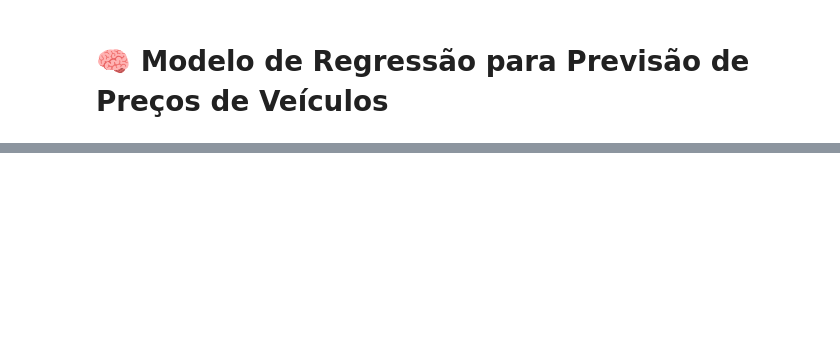
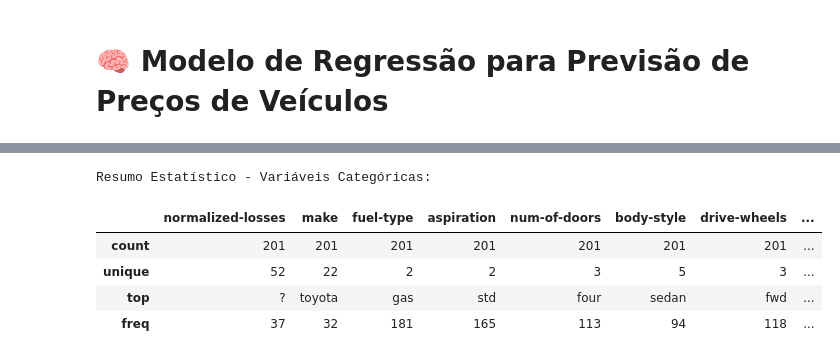
Before and after one commit to reynancs/car_price_prediction, a Jupyter notebook: notebooks/1.0-rc-data-understading.ipynb, the cells around one changed output, grey strips where cells are left out. Saved outputs shown, nothing was run; the diff lists cells and outputs as text; code cells hidden in the pictures; blank space fills up the shorter version.

```diff
--- a/notebooks/1.0-rc-data-understading.ipynb
+++ b/notebooks/1.0-rc-data-understading.ipynb
@@ -335,0 +155,10 @@ df.describe()
+# %%
+print("Resumo Estatístico - Variáveis Categóricas:")
+df.describe(include=['object'])
+# %% [output]
+Resumo Estatístico - Variáveis Categóricas:
+|  | normalized-losses | make | fuel-type | aspiration | num-of-doors | body-style | drive-wheels | ... |
+| count | 201 | 201 | 201 | 201 | 201 | 201 | 201 | ... |
+| unique | 52 | 22 | 2 | 2 | 3 | 5 | 3 | ... |
+| top | ? | toyota | gas | std | four | sedan | fwd | ... |
+| freq | 37 | 32 | 181 | 165 | 113 | 94 | 118 | ... |
```
Also changed, not shown: parts of 37 cells of this notebook, 4 other files.
